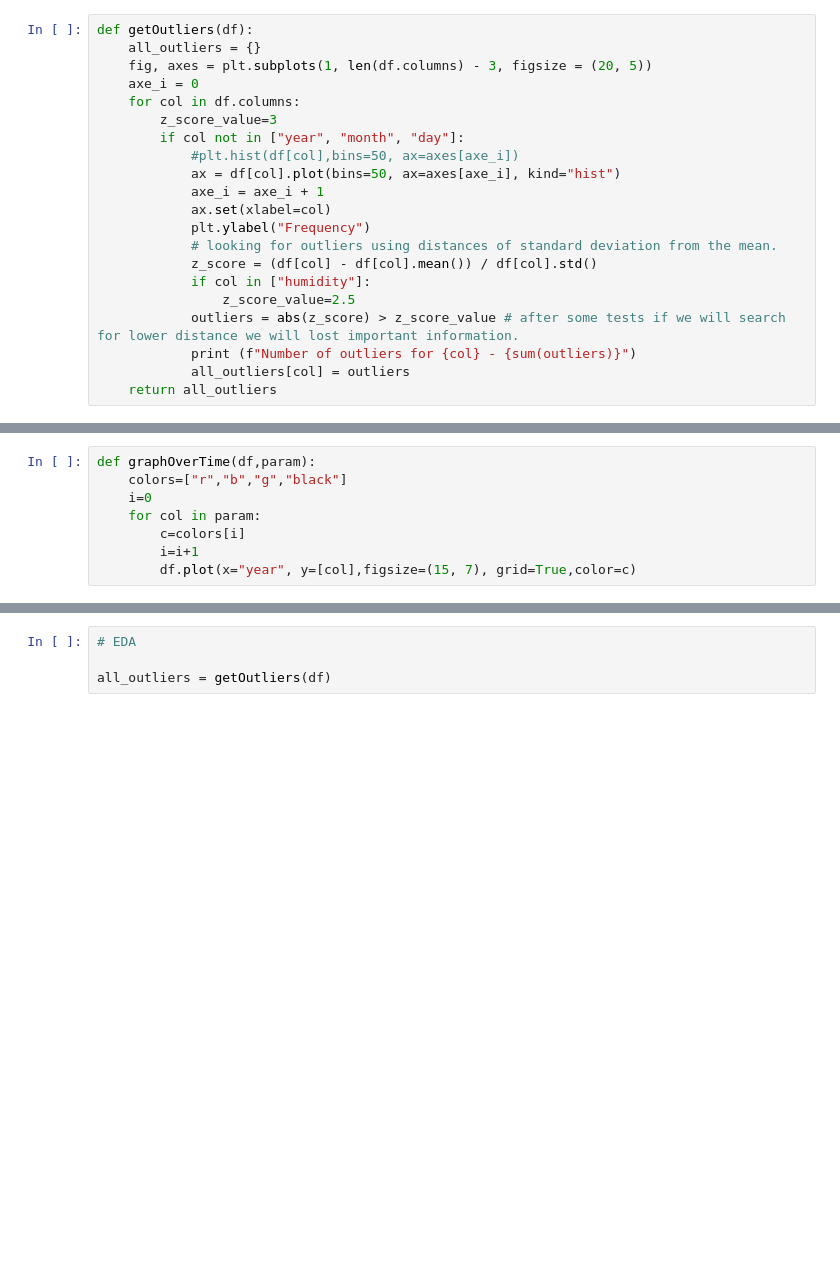
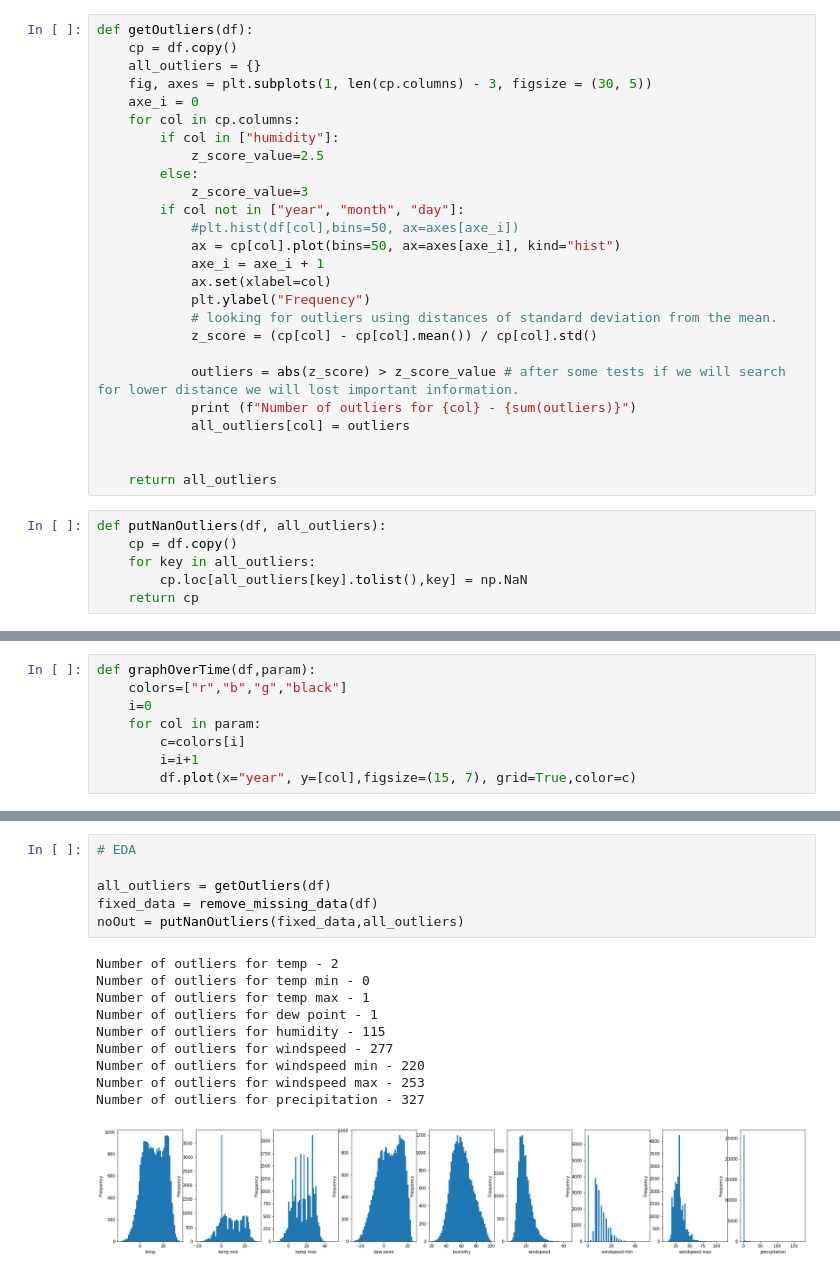
Before and after one commit to GalDear/Data-science-Weather, a Jupyter notebook: main.ipynb, the cells around one changed output, grey strips where cells are left out. Drawn from its saved outputs; the diff is of its cells as text; blank space fills up the shorter version.

```diff
--- a/main.ipynb
+++ b/main.ipynb
@@ -155,24 +171,35 @@ def remove_corrupt_rows(df, num_max_missing_cols):
     return cp
 # %%
 def getOutliers(df):
+    cp = df.copy()
     all_outliers = {}
-    fig, axes = plt.subplots(1, len(df.columns) - 3, figsize = (20, 5))
+    fig, axes = plt.subplots(1, len(cp.columns) - 3, figsize = (30, 5))
     axe_i = 0
-    for col in df.columns:
-        z_score_value=3
+    for col in cp.columns:
+        if col in ["humidity"]:
+            z_score_value=2.5
+        else:
+            z_score_value=3
         if col not in ["year", "month", "day"]:
             #plt.hist(df[col],bins=50, ax=axes[axe_i])
-            ax = df[col].plot(bins=50, ax=axes[axe_i], kind="hist")
+            ax = cp[col].plot(bins=50, ax=axes[axe_i], kind="hist")
             axe_i = axe_i + 1
             ax.set(xlabel=col)
             plt.ylabel("Frequency")
             # looking for outliers using distances of standard deviation from the mean.
-            z_score = (df[col] - df[col].mean()) / df[col].std()
-            if col in ["humidity"]:
-                z_score_value=2.5
+            z_score = (cp[col] - cp[col].mean()) / cp[col].std()
+
             outliers = abs(z_score) > z_score_value # after some tests if we will search for lower distance we will lost important information.
             print (f"Number of outliers for {col} - {sum(outliers)}")
             all_outliers[col] = outliers
+
+
     return all_outliers
+# %%
+def putNanOutliers(df, all_outliers):
+    cp = df.copy()
+    for key in all_outliers:
+        cp.loc[all_outliers[key].tolist(),key] = np.NaN
+    return cp
 # %%
 def showOutliers(all_outliers):
@@ -217,7 +271,20 @@ df.describe(include="all")
 # %%
 # EDA
 
 all_outliers = getOutliers(df)
+fixed_data = remove_missing_data(df)
+noOut = putNanOutliers(fixed_data,all_outliers)
+# %% [output]
+Number of outliers for temp - 2
+Number of outliers for temp min - 0
+Number of outliers for temp max - 1
+Number of outliers for dew point - 1
+Number of outliers for humidity - 115
+Number of outliers for windspeed - 277
+Number of outliers for windspeed min - 220
+Number of outliers for windspeed max - 253
+Number of outliers for precipitation - 327
+[figure, added]
 # %%
 # Show outliers
 showOutliers(all_outliers)
```
Also changed, not shown: parts of 19 cells of this notebook.
